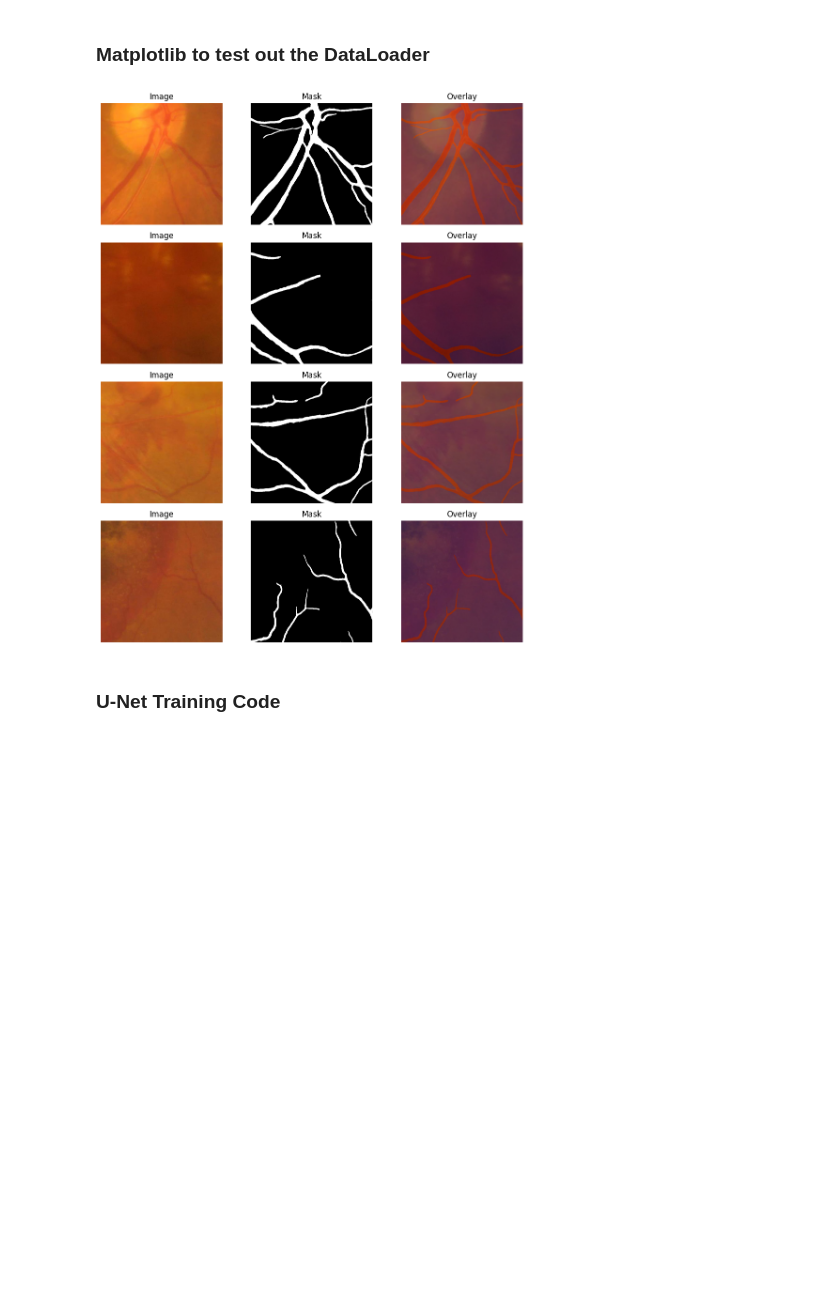
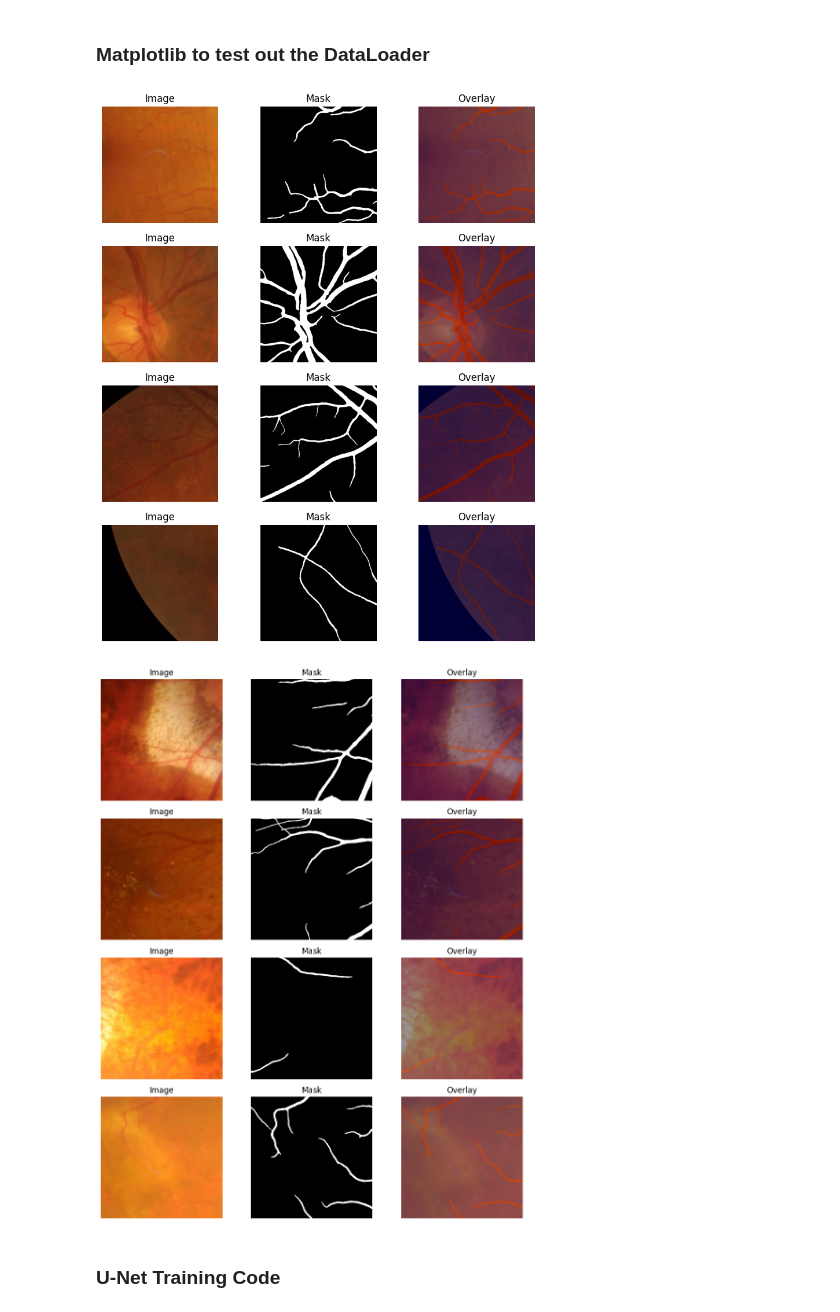
Before and after one commit to UML-CV-2026/final_submission, a Jupyter notebook: main.ipynb, the cells around one changed output. Cells and saved outputs as stored; diff of their text form; code cells hidden in the pictures; blank space fills up the shorter version.

```diff
--- a/main.ipynb
+++ b/main.ipynb
@@ -72,29 +101,37 @@ Mask unique values: tensor([0., 1.])
 # %%
 from matplotlib import pyplot as plt
 
-fig, axes = plt.subplots(4, 3, figsize=(10, 12))
+def plot_images(images, masks):
+    fig, axes = plt.subplots(4, 3, figsize=(10, 12))
 
-for i in range(4):
-    img = images[i].permute(1, 2, 0).cpu().numpy()
-    mask = masks[i].squeeze(0).cpu().numpy()
+    for i in range(4):
+        img = images[i].permute(1, 2, 0).cpu().numpy()
+        mask = masks[i].squeeze(0).cpu().numpy()
 
-    axes[i, 0].imshow(img)
-    axes[i, 0].set_title("Image")
-    axes[i, 0].axis("off")
+        axes[i, 0].imshow(img)
+        axes[i, 0].set_title("Image")
+        axes[i, 0].axis("off")
 
-    axes[i, 1].imshow(mask, cmap="gray")
-    axes[i, 1].set_title("Mask")
-    axes[i, 1].axis("off")
+        axes[i, 1].imshow(mask, cmap="gray")
+        axes[i, 1].set_title("Mask")
+        axes[i, 1].axis("off")
 
-    axes[i, 2].imshow(img)
-    axes[i, 2].imshow(mask, cmap="jet", alpha=0.4)
-    axes[i, 2].set_title("Overlay")
-    axes[i, 2].axis("off")
+        axes[i, 2].imshow(img)
+        axes[i, 2].imshow(mask, cmap="jet", alpha=0.4)
+        axes[i, 2].set_title("Overlay")
+        axes[i, 2].axis("off")
+
+# Plot the training images and masks
+plot_images(images, masks)
+
+# Plot the validation images and masks
+plot_images(val_images, val_masks)
 
 plt.tight_layout()
 plt.show()
 # %% [output]
-[figure, old version]
+[figure, new version]
+[figure, added]
 # %% [markdown]
 ### U-Net Training Code
 # %%
```
Also changed, not shown: parts of 4 cells of this notebook, 1 other file.
